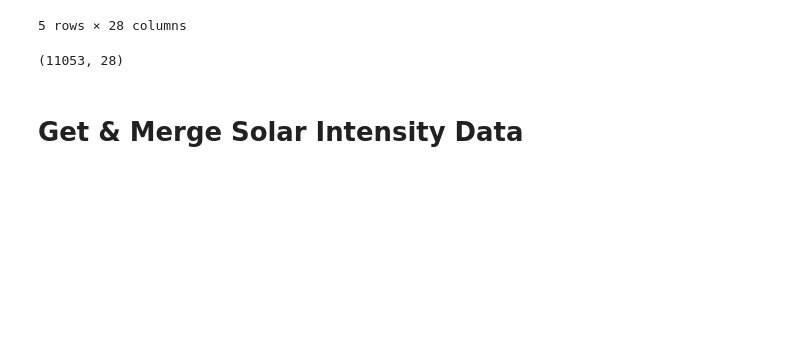
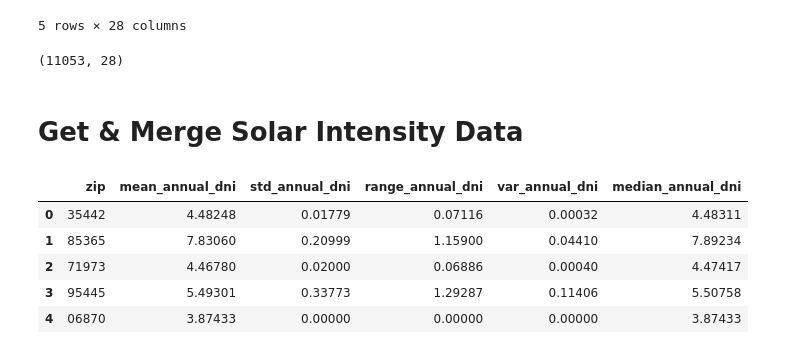
Before and after one commit to euirim/tesla-energy-cba, a Jupyter notebook: code/notebooks/preprocessing.ipynb, the cells around one changed output. Drawn from its saved outputs; the diff is of its cells as text; code cells hidden in the pictures; blank space fills up the shorter version.

```diff
--- a/code/notebooks/preprocessing.ipynb
+++ b/code/notebooks/preprocessing.ipynb
@@ -133,3 +130,26 @@ df.to_csv('../data/preprocessed_data.csv')
 (11053, 28)
 # %% [markdown]
 # Get & Merge Solar Intensity Data
+# %%
+sdf = pd.read_csv(
+    '../data/us_dni_by_zip_98_09.csv',
+    dtype={'ZCTA5CE10': str}
+)
+sdf = sdf.drop(labels=['_min', '_max', 'AFFGEOID10', 'GEOID10'], axis=1)
+sdf = sdf.rename(
+    columns={
+        'ZCTA5CE10': 'zip',
+        '_mean': 'mean_annual_dni',
+        '_std': 'std_annual_dni',
+        '_range': 'range_annual_dni',
+        '_var': 'var_annual_dni',
+        '_median': 'median_annual_dni'
+    })
+display(sdf[:5])
+# %% [output]
+|  | zip | mean_annual_dni | std_annual_dni | range_annual_dni | var_annual_dni | median_annual_dni |
+| 0 | 35442 | 4.48248 | 0.01779 | 0.07116 | 0.00032 | 4.48311 |
+| 1 | 85365 | 7.83060 | 0.20999 | 1.15900 | 0.04410 | 7.89234 |
+| 2 | 71973 | 4.46780 | 0.02000 | 0.06886 | 0.00040 | 4.47417 |
+| 3 | 95445 | 5.49301 | 0.33773 | 1.29287 | 0.11406 | 5.50758 |
+| 4 | 06870 | 3.87433 | 0.00000 | 0.00000 | 0.00000 | 3.87433 |
```
Also changed, not shown: parts of 4 cells of this notebook, 6 other files.
